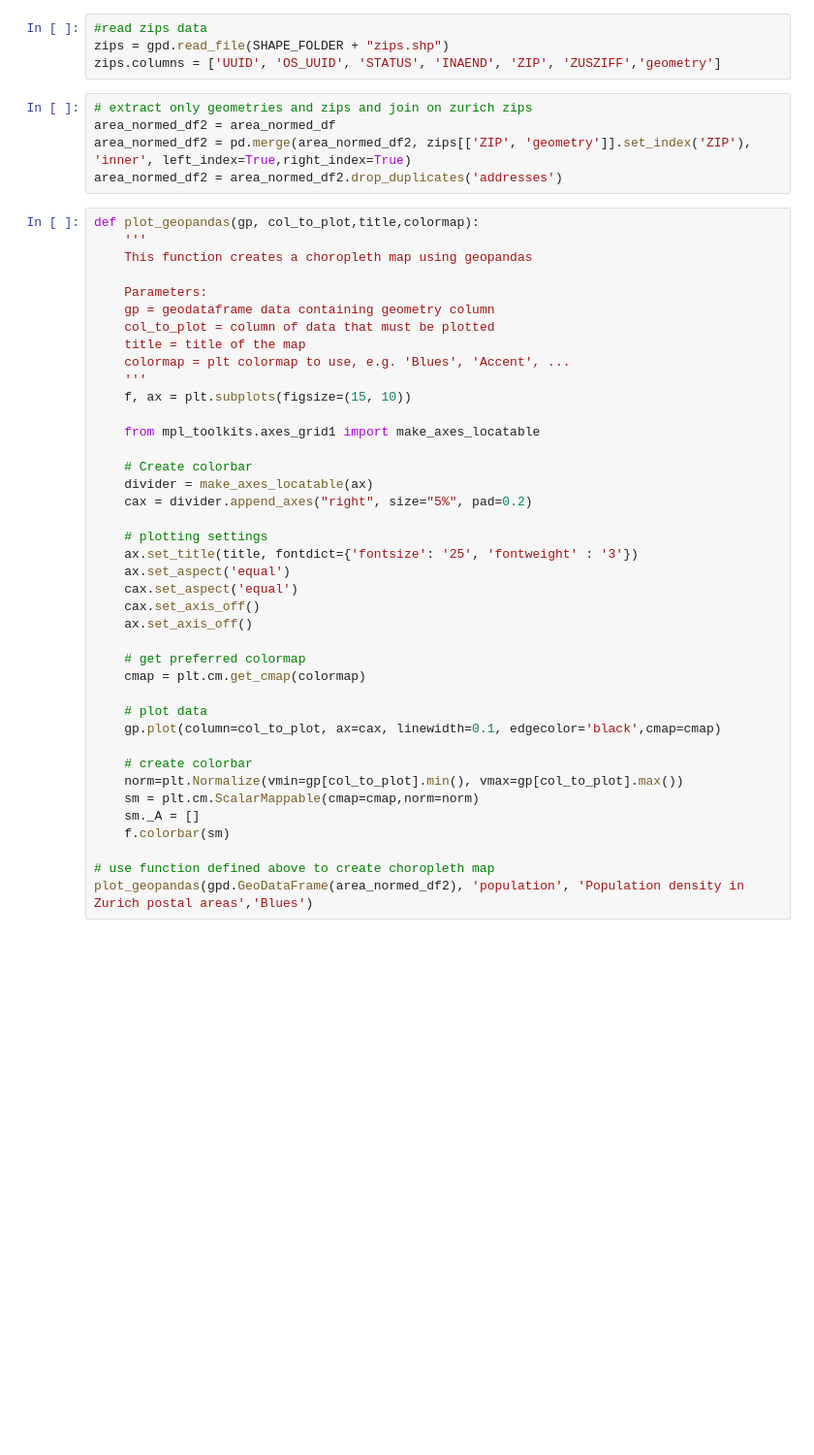
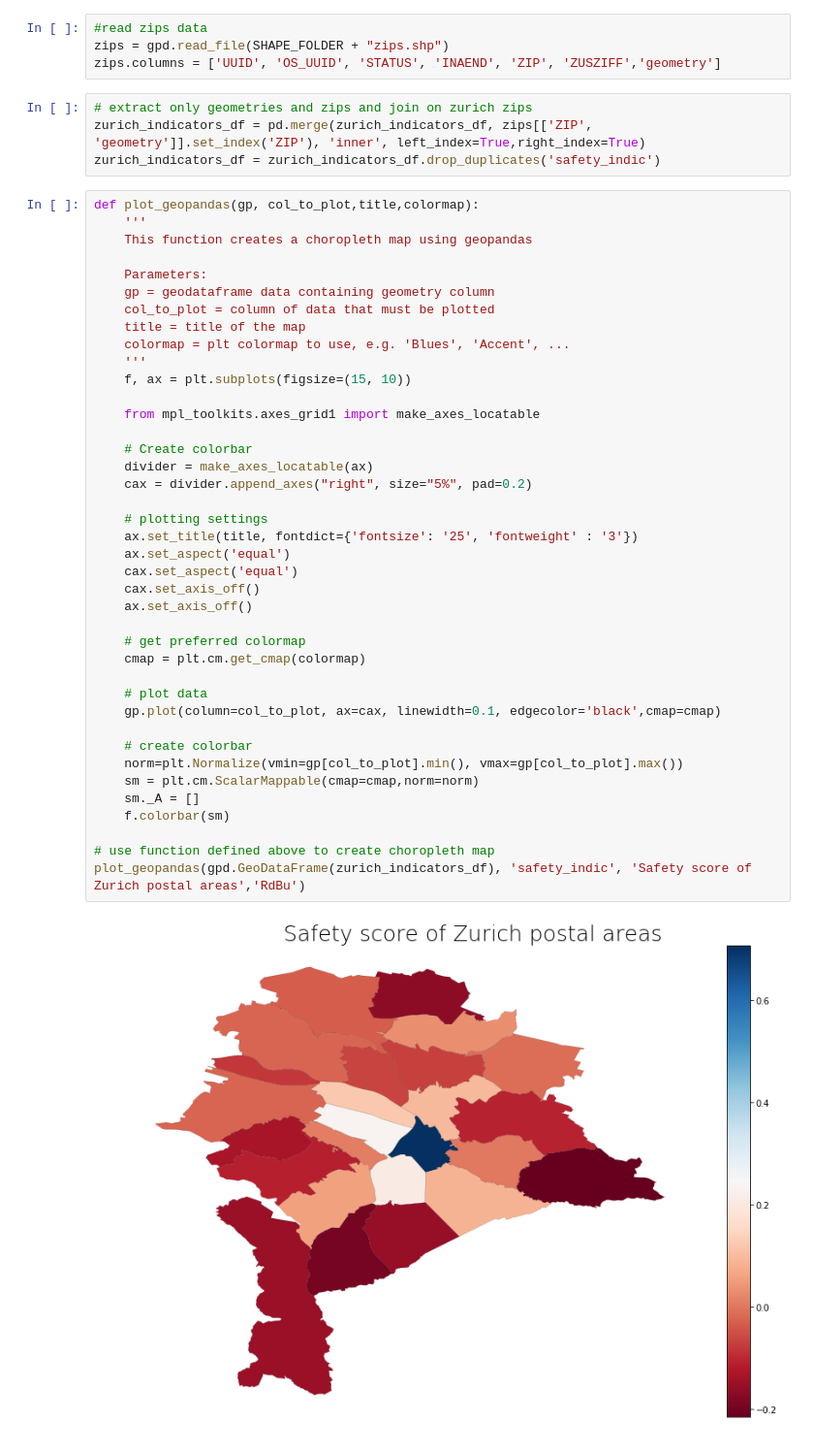
Before and after one commit to MLortki/ADA2018-Project-Quality-of-Space-AMG, a Jupyter notebook: zurich_open_data_exploration.ipynb, the cells around one changed output. Shown at 97% size. Cells and saved outputs as stored; diff of their text form; blank space fills up the shorter version.

```diff
--- a/zurich_open_data_exploration.ipynb
+++ b/zurich_open_data_exploration.ipynb
@@ -428,9 +622,8 @@ zips = gpd.read_file(SHAPE_FOLDER + "zips.shp")
 zips.columns = ['UUID', 'OS_UUID', 'STATUS', 'INAEND', 'ZIP', 'ZUSZIFF','geometry']
 # %%
 # extract only geometries and zips and join on zurich zips
-area_normed_df2 = area_normed_df
-area_normed_df2 = pd.merge(area_normed_df2, zips[['ZIP', 'geometry']].set_index('ZIP'), 'inner', left_index=True,right_index=True)
-area_normed_df2 = area_normed_df2.drop_duplicates('addresses')
+zurich_indicators_df = pd.merge(zurich_indicators_df, zips[['ZIP', 'geometry']].set_index('ZIP'), 'inner', left_index=True,right_index=True)
+zurich_indicators_df = zurich_indicators_df.drop_duplicates('safety_indic')
 # %%
 def plot_geopandas(gp, col_to_plot,title,colormap):
     '''
@@ -443,31 +636,33 @@ def plot_geopandas(gp, col_to_plot,title,colormap):
     colormap = plt colormap to use, e.g. 'Blues', 'Accent', ...
     '''
     f, ax = plt.subplots(figsize=(15, 10))
 
     from mpl_toolkits.axes_grid1 import make_axes_locatable
 
     # Create colorbar
     divider = make_axes_locatable(ax)
     cax = divider.append_axes("right", size="5%", pad=0.2)
 
     # plotting settings
     ax.set_title(title, fontdict={'fontsize': '25', 'fontweight' : '3'})
     ax.set_aspect('equal')
     cax.set_aspect('equal')
     cax.set_axis_off()
     ax.set_axis_off()
 
     # get preferred colormap
     cmap = plt.cm.get_cmap(colormap)
 
     # plot data
     gp.plot(column=col_to_plot, ax=cax, linewidth=0.1, edgecolor='black',cmap=cmap)
 
     # create colorbar
     norm=plt.Normalize(vmin=gp[col_to_plot].min(), vmax=gp[col_to_plot].max())
     sm = plt.cm.ScalarMappable(cmap=cmap,norm=norm)
     sm._A = []
     f.colorbar(sm)
 
 # use function defined above to create choropleth map
-plot_geopandas(gpd.GeoDataFrame(area_normed_df2), 'population', 'Population density in Zurich postal areas','Blues')
+plot_geopandas(gpd.GeoDataFrame(zurich_indicators_df), 'safety_indic', 'Safety score of Zurich postal areas','RdBu')
+# %% [output]
+[figure, added]
```
Also changed, not shown: parts of 23 cells of this notebook, 2 other files.
